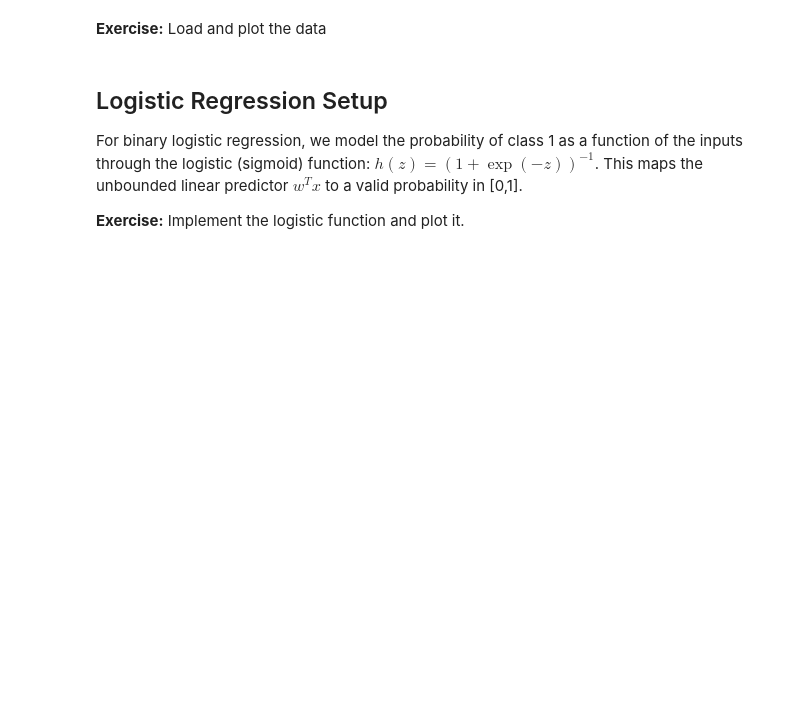
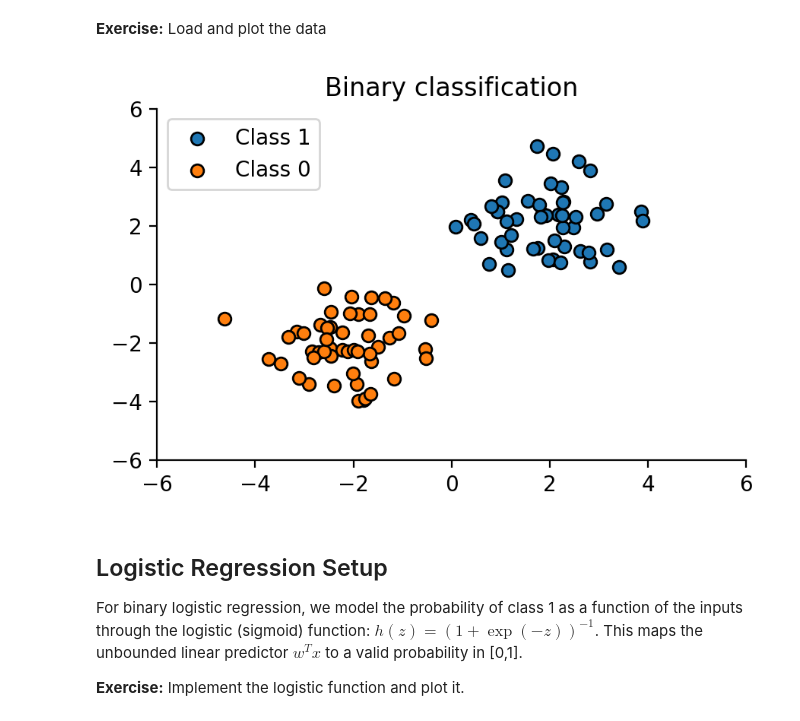
Before and after one commit to torsteinpund/asi-labs, a Jupyter notebook: labs/02_Classification_with_MCMC.ipynb, the cells around one changed output. Drawn from its saved outputs; the diff is of its cells as text; code cells hidden in the pictures; blank space fills up the shorter version.

```diff
--- a/labs/02_Classification_with_MCMC.ipynb
+++ b/labs/02_Classification_with_MCMC.ipynb
@@ -88,20 +88,20 @@ def get_grid(xlim=(-3.0, 3.0), ylim=None, N=100):
 **Exercise:**
 Load and plot the data
 # %%
-data = np.loadtxt(
-    "https://github.com/eurecom-ds/asi-labs/raw/refs/heads/master/lab_week2/binaryclass2.csv",
-    delimiter=",",
-)
-X = data[..., :-1]
-y = data[..., -1]
+from sklearn.datasets import make_blobs
+
+X, y = make_blobs(n_samples=100, centers=[[-2, -2], [2, 2]], cluster_std=1.0, random_state=42)
 
 fig, ax = plt.subplots(figsize=[5, 3])
 # @@ COMPLETE @@
+plot_data(X, y, ax)
 ax.set_title("Binary classification")
 ax.legend()
 ax.set_xlim(-6, 6)
 ax.set_ylim(-6, 6)
 plt.show()
+# %% [output]
+[figure, added]
 # %% [markdown]
 ## Logistic Regression Setup
 
```
Also changed, not shown: parts of 24 cells of this notebook, 1 other file.
